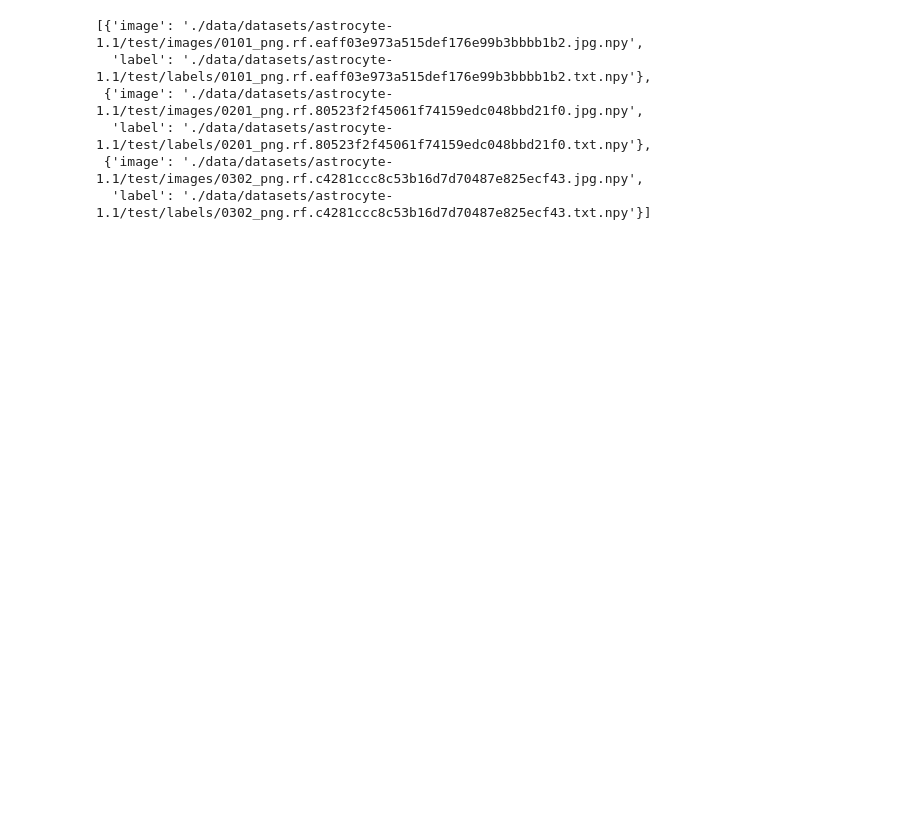
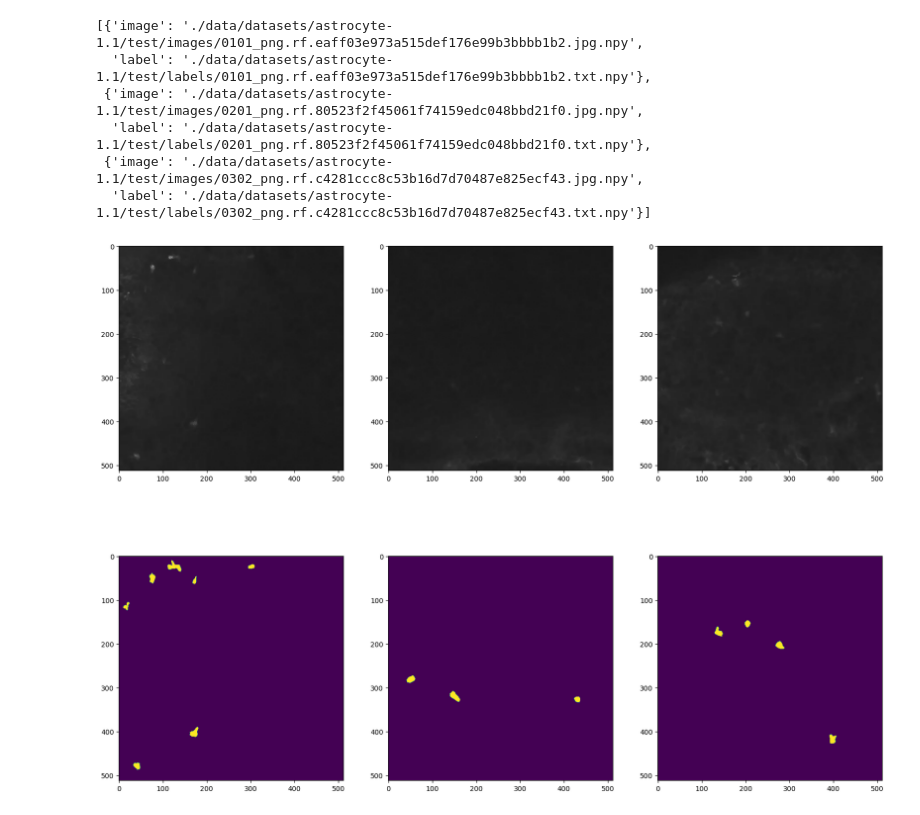
Before and after one commit to TrampI550/LobachDatasetDiplom, a Jupyter notebook: 01. model-training.ipynb, the cells around one changed output. Cells and saved outputs as stored; diff of their text form; code cells hidden in the pictures; blank space fills up the shorter version.

```diff
--- a/01. model-training.ipynb
+++ b/01. model-training.ipynb
@@ -149,6 +148,20 @@ val_dataloader = DataLoader(val_dataset, batch_size=4)
 
 test_dataset = Dataset(dataset["test"], val_transforms)
 test_dataloader = DataLoader(test_dataset)
+# %%
+import torch
+import matplotlib.pyplot as plt
+
+for batch in val_dataloader:
+    batch : dict[str, torch.Tensor]
+    images = batch["image"]
+    labels = batch["label"]
+    fig, axes =plt.subplots(2, 3, figsize=(20, 15)); axes : list[plt.Axes]
+    for i in range(3):
+        axes[0,i].imshow(images[i].permute(1, 2, 0)/255)
+        axes[1,i].imshow(labels[i].permute(1, 2, 0)/255)
+# %% [output]
+[figure, added]
 # %%
 import torch
 from monai.networks.nets import AttentionUnet
```
Also changed, not shown: parts of 15 cells of this notebook, 1 other file.
